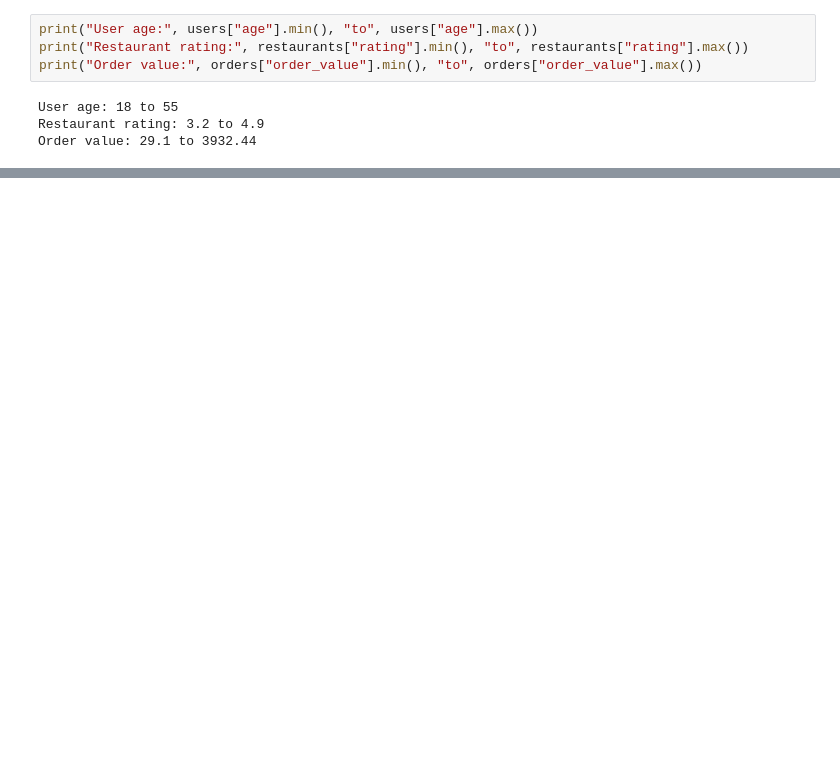
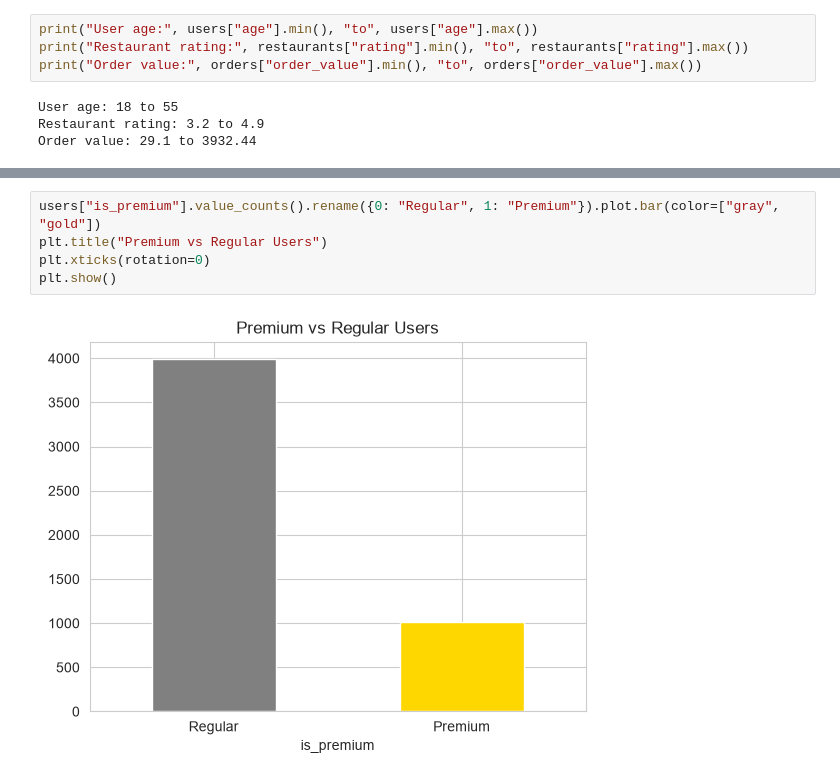
Before and after one commit to Monik17/zomato-funnel-analytics, a Jupyter notebook: notebooks/eda.ipynb, the cells around one changed output, grey strips where cells are left out. Cells and saved outputs as stored; diff of their text form; blank space fills up the shorter version.

```diff
--- a/notebooks/eda.ipynb
+++ b/notebooks/eda.ipynb
@@ -250,0 +280,7 @@ Order value: 29.1 to 3932.44
+# %%
+users["is_premium"].value_counts().rename({0: "Regular", 1: "Premium"}).plot.bar(color=["gray", "gold"])
+plt.title("Premium vs Regular Users")
+plt.xticks(rotation=0)
+plt.show()
+# %% [output]
+[figure, added]
```
Also changed, not shown: parts of 5 cells of this notebook.
